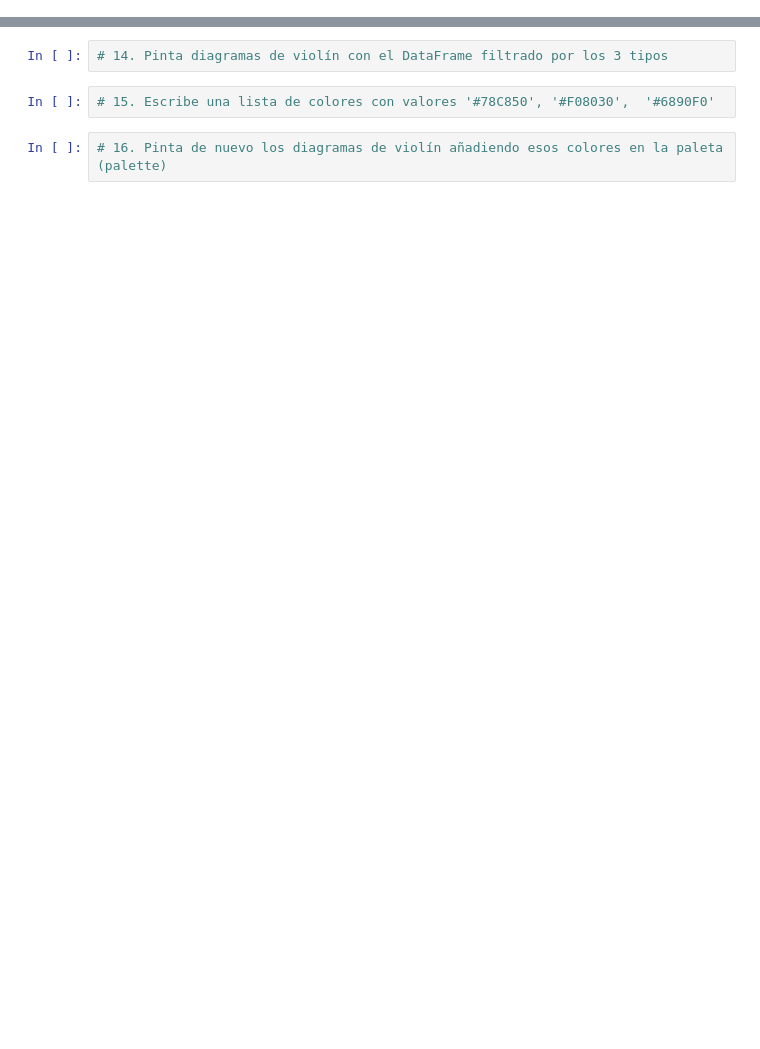
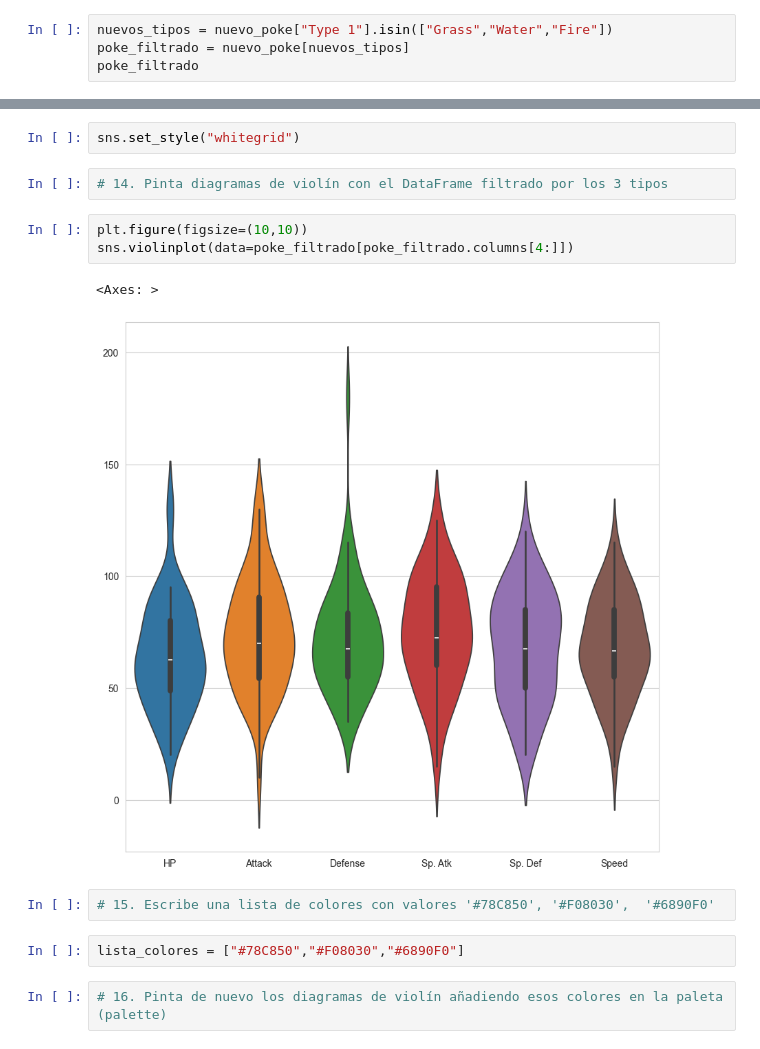
Before and after one commit to InigoLopez1999/2503_dsft_thebridge_inigolopez, a Jupyter notebook: 2-Data_Analysis/6-Visualización/2-Seaborn/Ejercicios/ejercicios_Seaborn.ipynb, the cells around one changed output, grey strips where cells are left out. Saved outputs shown, nothing was run; the diff lists cells and outputs as text; blank space fills up the shorter version.

```diff
--- a/2-Data_Analysis/6-Visualización/2-Seaborn/Ejercicios/ejercicios_Seaborn.ipynb
+++ b/2-Data_Analysis/6-Visualización/2-Seaborn/Ejercicios/ejercicios_Seaborn.ipynb
@@ -82,0 +131,4 @@ ejer_9
+# %%
+nuevos_tipos = nuevo_poke["Type 1"].isin(["Grass","Water","Fire"])
+poke_filtrado = nuevo_poke[nuevos_tipos]
+poke_filtrado
@@ -83,8 +153,18 @@ ejer_9
 # %%
 # 13. Usa un estilo 'whitegrid'
+# %%
+sns.set_style("whitegrid")
 # %%
 # 14. Pinta diagramas de violín con el DataFrame filtrado por los 3 tipos
+# %%
+plt.figure(figsize=(10,10))
+sns.violinplot(data=poke_filtrado[poke_filtrado.columns[4:]])
+# %% [output]
+<Axes: >
+[figure, added]
 # %%
 # 15. Escribe una lista de colores con valores '#78C850', '#F08030',  '#6890F0'
+# %%
+lista_colores = ["#78C850","#F08030","#6890F0"]
 # %%
 # 16. Pinta de nuevo los diagramas de violín añadiendo esos colores en la paleta (palette)
```
Also changed, not shown: parts of 19 cells of this notebook.
